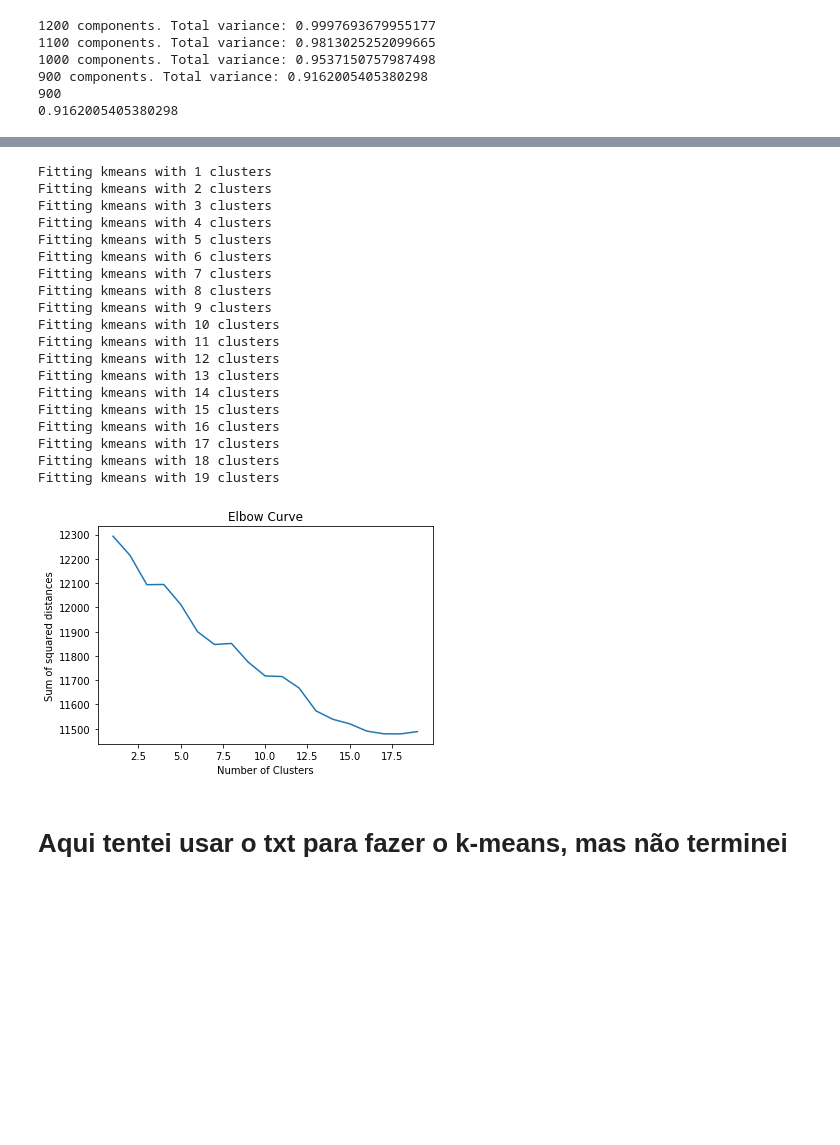
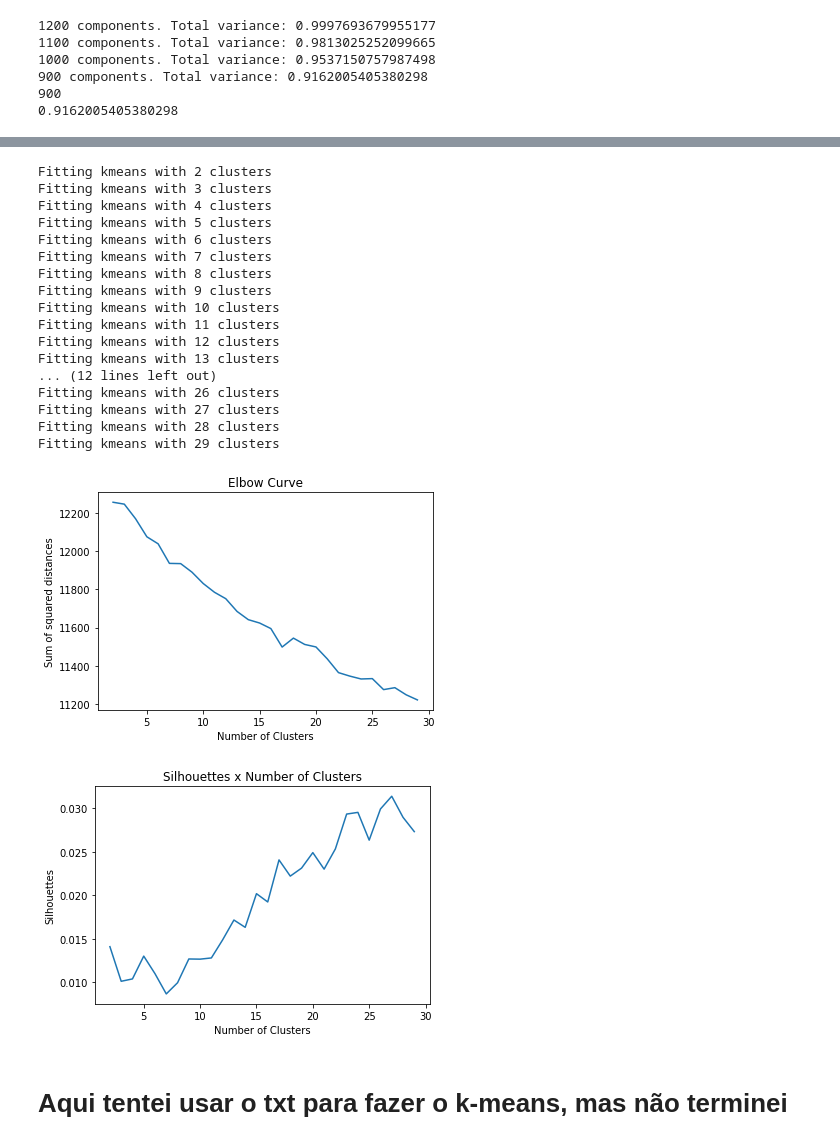
Before and after one commit to ferseiti/mo444a, a Jupyter notebook: trabalho3/trabalho3.ipynb, the cells around one changed output, grey strips where cells are left out. Cells and saved outputs as stored; diff of their text form; code cells hidden in the pictures; blank space fills up the shorter version.

Commit message:
Added plot of silhouettes
Signed-off-by: Fernando Seiti Furusato <ferseiti@gmail.com>

```diff
--- a/trabalho3/trabalho3.ipynb
+++ b/trabalho3/trabalho3.ipynb
@@ -209,11 +209,11 @@ for i in range(1000, 0, -10):
 # %%
-pca = PCA(n_components=980)
+pca = PCA(n_components=1000)
 dataset_PCA = pca.fit_transform(dataset)
 # %%
-N = 17
+N = 7
 verbose = False
 
-km_PCA = KMeans(n_clusters=N, init='k-means++', max_iter=300, n_init=1, n_jobs=6,
+km_PCA = KMeans(n_clusters=N, init='k-means++', max_iter=5000, n_init=1, n_jobs=6,
                 verbose=verbose)
 
 print("Clustering sparse data with {}".format(km))
@@ -234,18 +241,0 @@ silhouette_PCA
-# %%
-closest_PCA, distances_PCA = pairwise_distances_argmin_min(km_PCA.cluster_centers_, dataset_PCA)
-
-distance1 = []
-# distance2 = []
-# distance3 = []
-# distance4 = []
-# distance5 = []
-
-for i in dataset_PCA:
-        distance1.append(np.linalg.norm(i - km_PCA.cluster_centers_[0]))
-#         distance2.append(euclidean(i, km.cluster_centers_[1]))
-#         distance3.append(euclidean(i, km.cluster_centers_[2]))
-#         distance4.append(euclidean(i, km.cluster_centers_[3]))
-#         distance5.append(euclidean(i, km.cluster_centers_[4]))
-
-distance1 = np.asarray(distance1)
-# distance2 = np.asarray(distance2)
@@ -283,10 +266,11 @@ Cluster 16: Who are the unvaccinated? @JoshLevs
 # %%
 run = True
 if run:
-    Nc = range(1, 20)
+    Nc = range(2, 30)
 
     kmeans = []
     score = []
+    silhouettes = []
 
     for i in Nc:
         kmeans.append(KMeans(n_clusters=i, n_jobs=6))
@@ -294,8 +278,8 @@ if run:
     for i in range(len(kmeans)):
         print('Fitting kmeans with {} clusters'.format(kmeans[i].n_clusters))
         score.append(kmeans[i].fit(dataset_PCA).inertia_)
+        silhouettes.append(metrics.silhouette_score(dataset_PCA, kmeans[i].labels_))
 # %% [output]
-Fitting kmeans with 1 clusters
 Fitting kmeans with 2 clusters
 Fitting kmeans with 3 clusters
 Fitting kmeans with 4 clusters
@@ -308,25 +292,36 @@ Fitting kmeans with 10 clusters
 Fitting kmeans with 11 clusters
 Fitting kmeans with 12 clusters
 Fitting kmeans with 13 clusters
-Fitting kmeans with 14 clusters
-Fitting kmeans with 15 clusters
-Fitting kmeans with 16 clusters
-Fitting kmeans with 17 clusters
-Fitting kmeans with 18 clusters
-Fitting kmeans with 19 clusters
+... (12 lines left out)
+Fitting kmeans with 26 clusters
+Fitting kmeans with 27 clusters
+Fitting kmeans with 28 clusters
+Fitting kmeans with 29 clusters
 # %%
 if run:
     plt.plot(Nc,score)
 
     plt.xlabel('Number of Clusters')
 
     plt.ylabel('Sum of squared distances')
 
     plt.title('Elbow Curve')
 
     plt.show()
+
+
+    plt.plot(Nc,silhouettes)
+
+    plt.xlabel('Number of Clusters')
+
+    plt.ylabel('Silhouettes')
+
+    plt.title('Silhouettes x Number of Clusters')
+
+    plt.show()
 # %% [output]
-[figure, old version]
+[figure, new version]
+[figure, added]
 # %% [markdown]
 # Aqui tentei usar o txt para fazer o k-means, mas não terminei
 # %%
```
Also changed, not shown: parts of 6 cells of this notebook.
